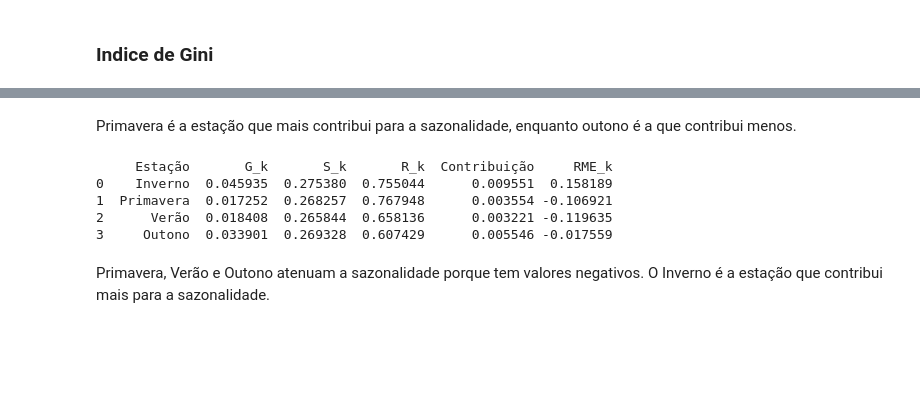
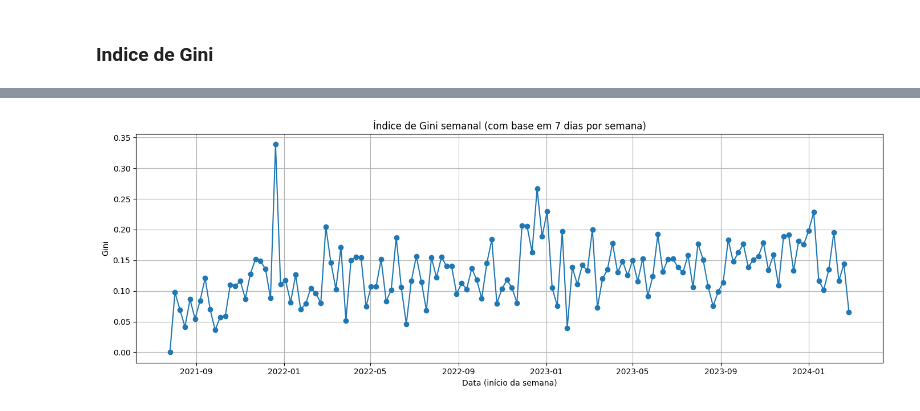
Before and after one commit to joanacarvalheiro/Seasonality, a Jupyter notebook: construcao_modelos/MSTL.ipynb, the cells around one changed output, grey strips where cells are left out. Drawn from its saved outputs; the diff is of its cells as text; code cells hidden in the pictures; blank space fills up the shorter version.

```diff
--- a/construcao_modelos/MSTL.ipynb
+++ b/construcao_modelos/MSTL.ipynb
@@ -1040,13 +782,43 @@ print(tabela_com_rme)
-# %% [markdown]
-Primavera é a estação que mais contribui para a sazonalidade, enquanto outono é a que contribui menos.
-# %%
-tabela_com_rme = calcula_rme(tabela_sem_tendencia, gini_total)
-print(tabela_com_rme)
-# %% [output]
-     Estação       G_k       S_k       R_k  Contribuição     RME_k
-0    Inverno  0.045935  0.275380  0.755044      0.009551  0.158189
-1  Primavera  0.017252  0.268257  0.767948      0.003554 -0.106921
-2      Verão  0.018408  0.265844  0.658136      0.003221 -0.119635
-3     Outono  0.033901  0.269328  0.607429      0.005546 -0.017559
-# %% [markdown]
-Primavera, Verão e Outono atenuam a sazonalidade porque tem valores negativos. O Inverno é a estação que contribui mais para a sazonalidade.
+# %%
+def gini_geometrico(valores):
+    x = np.sort(np.array(valores))
+    n = len(x)
+    if n == 0 or np.sum(x) == 0:
+        return np.nan
+    y_acumulado = np.cumsum(x) / np.sum(x)
+    x_lin = np.arange(1, n + 1) / n
+    return (2 / n) * np.sum(x_lin - y_acumulado)
+# %%
+def gini_semanal(df, coluna='count_8', plotar=True):
+    # Extrair ano e semana ISO
+    df['ano'] = df['datetime'].dt.isocalendar().year
+    df['semana'] = df['datetime'].dt.isocalendar().week
+    # Calcular o índice de Gini geométrico por grupo (ano + semana)
+    df_gini = (
+        df.groupby(['ano', 'semana'])[coluna]
+          .apply(gini_geometrico)
+          .reset_index(name='gini')
+    )
+
+    # Criar uma coluna de datas para o início da semana
+    df_gini['semana_data'] = pd.to_datetime(
+        df_gini['ano'].astype(str) + '-W' + df_gini['semana'].astype(str) + '-1',
+        format='%G-W%V-%u',
+        errors='coerce'
+    )
+
+    if plotar:
+        plt.figure(figsize=(14,5))
+        plt.plot(df_gini['semana_data'], df_gini['gini'], marker='o')
+        plt.title('Índice de Gini semanal (com base em 7 dias por semana)')
+        plt.xlabel('Data (início da semana)')
+        plt.ylabel('Gini')
+        plt.grid(True)
+        plt.tight_layout()
+        plt.show()
+
+    return df_gini
+# %%
+df_fini=gini_semanal(df_diario,coluna='count_8',plotar=True)
+# %% [output]
+[figure, added]
```
Also changed, not shown: parts of 28 cells of this notebook.
